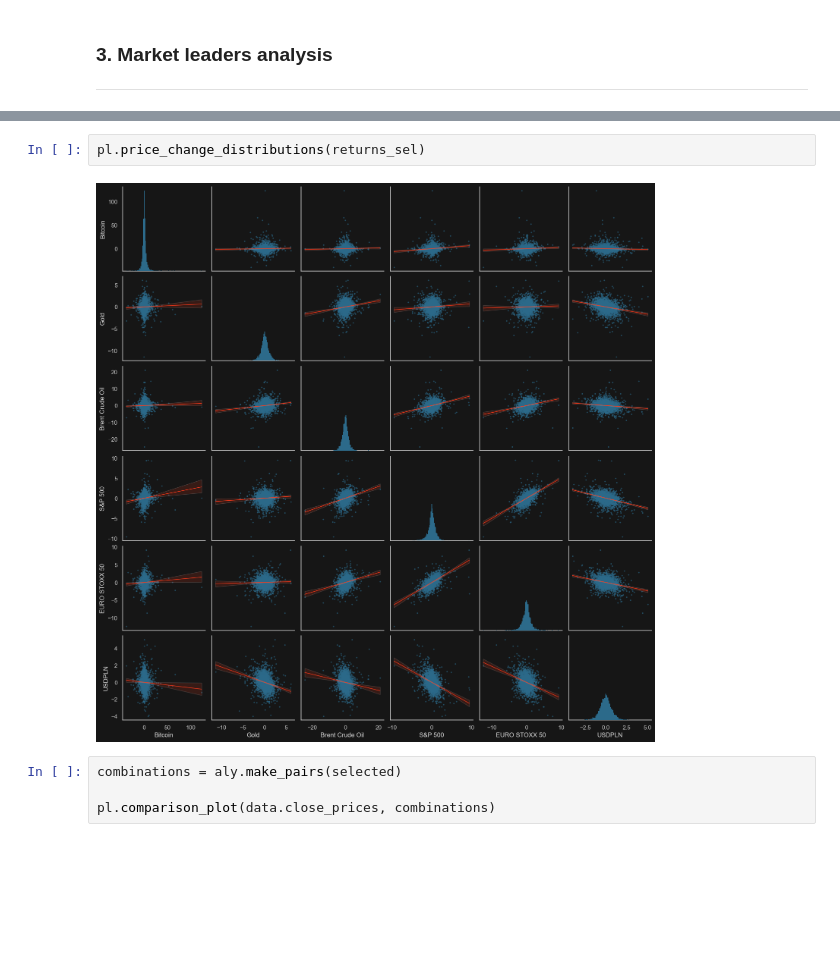
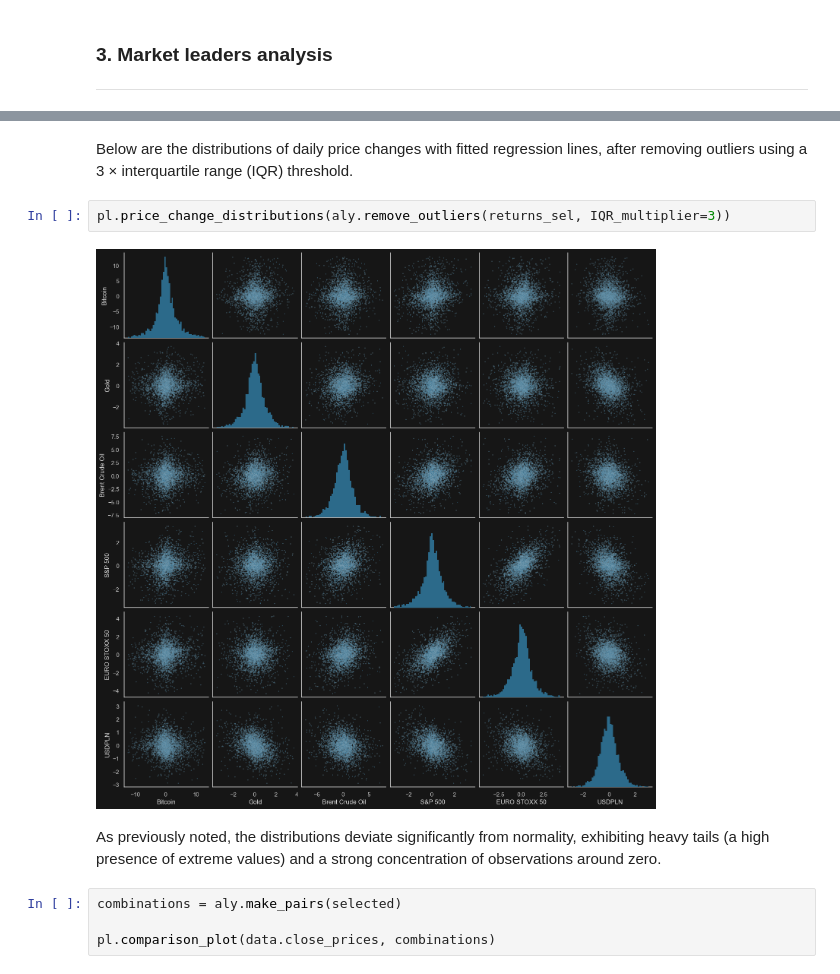
Before and after one commit to pawel-szulik/financial-market-analysis, a Jupyter notebook: notebooks/analysis.ipynb, the cells around one changed output, grey strips where cells are left out. Cells and saved outputs as stored; diff of their text form; blank space fills up the shorter version.

```diff
--- a/notebooks/analysis.ipynb
+++ b/notebooks/analysis.ipynb
@@ -181,10 +182,14 @@ reg, reg_pvals = aly.regression(returns_sel)
 | S&P 500 | 0.649 | 0.069 | 0.576 | 1.000 | 0.662 | -0.263 |
 | EURO STOXX 50 | 0.265 | 0.023 | 0.423 | 0.504 | 1.000 | -0.189 |
 | USDPLN | -0.368 | -0.337 | -0.371 | -0.509 | -0.480 | 1.000 |
+# %% [markdown]
+Below are the distributions of daily price changes with fitted regression lines, after removing outliers using a 3 × interquartile range (IQR) threshold.
 # %%
-pl.price_change_distributions(returns_sel)
+pl.price_change_distributions(aly.remove_outliers(returns_sel, IQR_multiplier=3))
 # %% [output]
-[figure, old version]
+[figure, new version]
+# %% [markdown]
+As previously noted, the distributions deviate significantly from normality, exhibiting heavy tails (a high presence of extreme values) and a strong concentration of observations around zero.
 # %%
 combinations = aly.make_pairs(selected)
 
```
Also changed, not shown: parts of 21 cells of this notebook, 4 other files.
